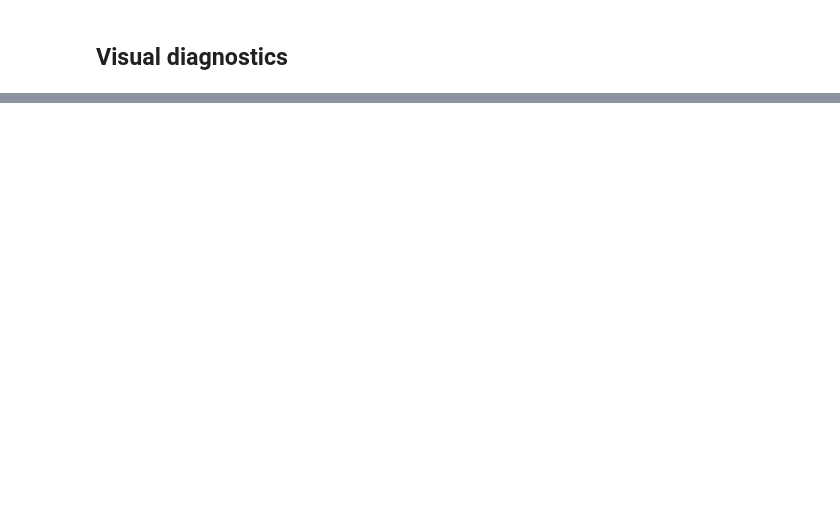
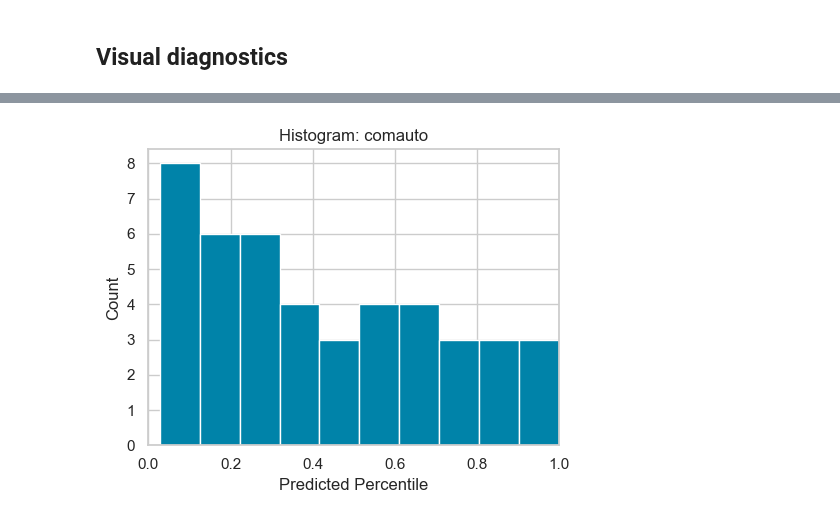
Before and after one commit to problemofpoints/reservetestr-python, a Jupyter notebook: notebooks/bootstrap_odp_backtest.ipynb, the cells around one changed output, grey strips where cells are left out. Cells and saved outputs as stored; diff of their text form; code cells hidden in the pictures; blank space fills up the shorter version.

```diff
--- a/notebooks/bootstrap_odp_backtest.ipynb
+++ b/notebooks/bootstrap_odp_backtest.ipynb
@@ -35,3 +58,4 @@ pp_fig
 # %%
 hist_fig = rt.create_histogram_plot(bootstrap_results, cv_limits=(0.0, 1.0), by_line=True, bins=10)
-hist_fig
+# %% [output]
+[figure, added]
```
Also changed, not shown: parts of 4 cells of this notebook, 1 other file.
